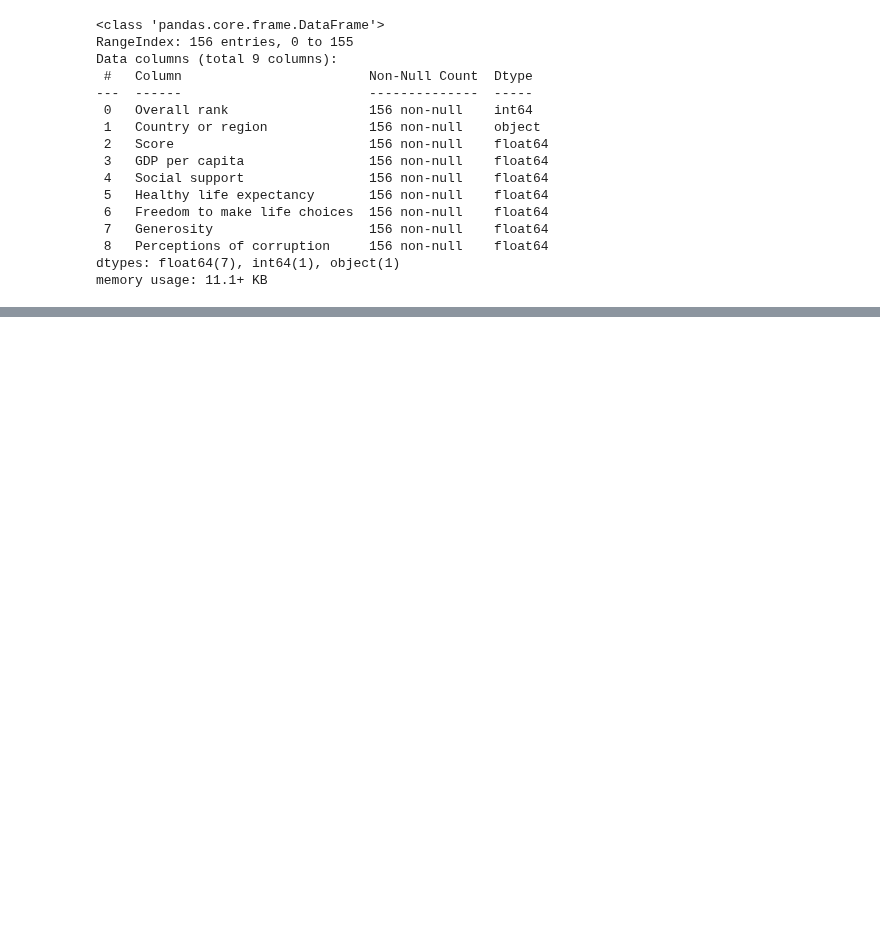
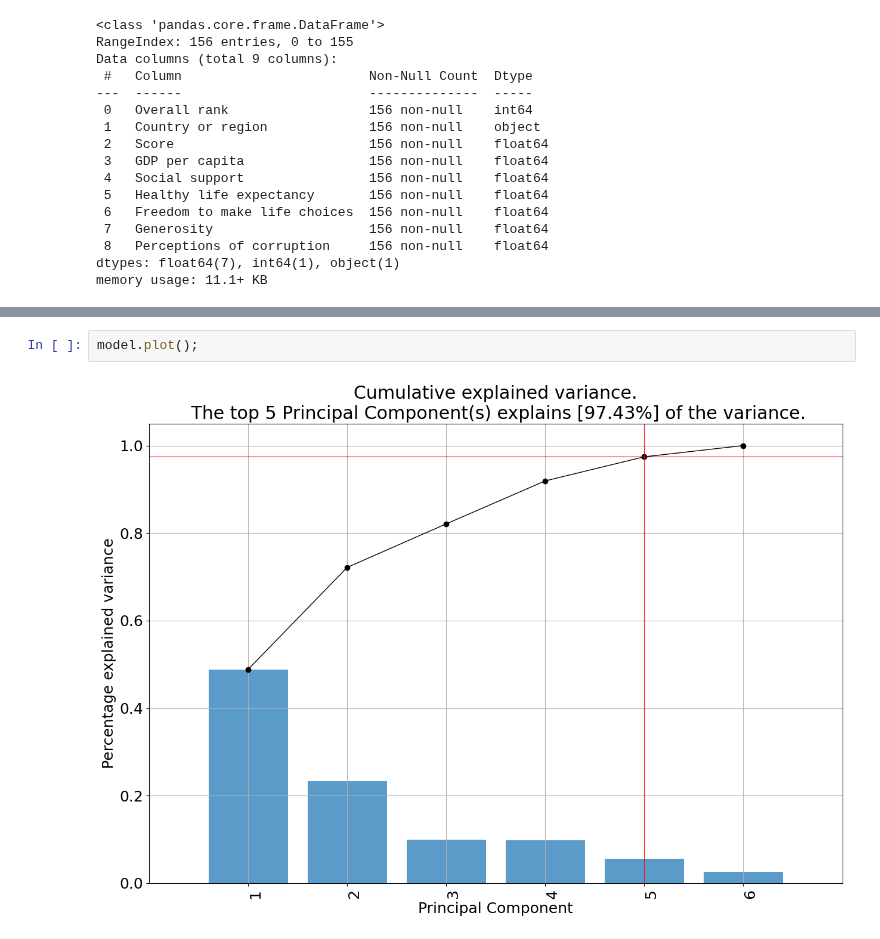
Before and after one commit to StefanFSmid/ASDA_2025_Group_3_Porfolio, a Jupyter notebook: notebooks/week_10_group_3_notebook.ipynb, the cells around one changed output, grey strips where cells are left out. Cells and saved outputs as stored; diff of their text form; blank space fills up the shorter version.

```diff
--- a/notebooks/week_10_group_3_notebook.ipynb
+++ b/notebooks/week_10_group_3_notebook.ipynb
@@ -59,0 +172,4 @@ happy_df
+# %%
+model.plot();
+# %% [output]
+[figure, added]
```
Also changed, not shown: parts of 11 cells of this notebook.
